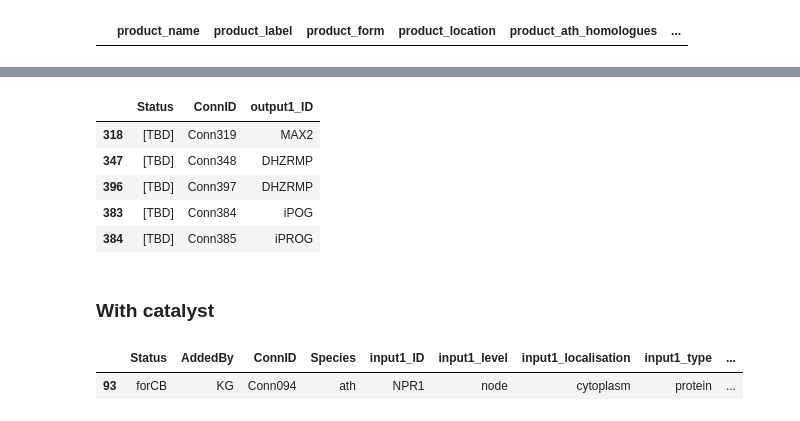
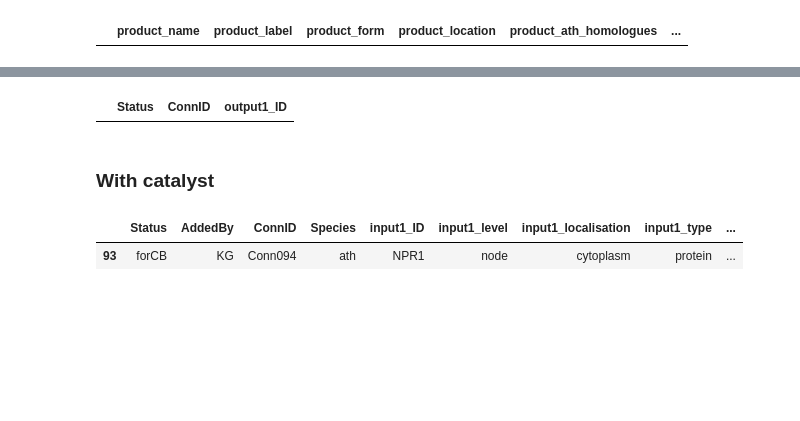
Before and after one commit to NIB-SI/skm-neo4j, a Jupyter notebook: work/p4-import-reactions.ipynb, the cells around one changed output, grey strips where cells are left out. Cells and saved outputs as stored; diff of their text form; code cells hidden in the pictures; blank space fills up the shorter version.

```diff
--- a/work/p4-import-reactions.ipynb
+++ b/work/p4-import-reactions.ipynb
@@ -536,7 +554,7 @@ for t, this_subdf in exploded_new_subdf.groupby("substrate_label"):
                                                     "substrate", "dne",
                                                     source_label=t,
                                                     target_label="PseudoNode",
-                                                    target_name="line.RxID"
+                                                    target_name="line.reaction_id"
                                                    )
 
     qr = graph.run(query)
@@ -625,7 +591,7 @@ subdf_wo_catalyst[subdf_wo_catalyst["product_name"].isna()][product_cols + ["out
 # binding product edges
 query = helpers.make_create_reaction_edge_query(f, "PRODUCT",
                                                 "dne", "product",
-                                                source_name="line.RxID",
+                                                source_name="line.reaction_id",
                                                 source_label="PseudoNode"
                                                )
 qr = graph.run(query)
@@ -635,11 +601,11 @@ pretty_print_result('-', subdf_wo_catalyst, qr, 'relationships')
 # %%
 q = '''LOAD CSV WITH HEADERS FROM  'file:///BINDING_OGLIMERISATION-product_edges.tsv' AS line FIELDTERMINATOR '	'
-       OPTIONAL MATCH (source:PseudoNode { name:line.RxID})
+       OPTIONAL MATCH (source:PseudoNode { name:line.reaction_id})
        OPTIONAL MATCH (target { name:line.product_name})
 
         WITH source, target, line
             WHERE source IS NULL OR target is NULL
-            RETURN target, line.RxID, line.product_name
+            RETURN target, line.reaction_id, line.product_name
            '''
 
 
@@ -655,14 +617,9 @@ d = result.data(); d
 # %%
-rx_ids = [x['line.RxID'] for x in d]
+rx_ids = [x['line.reaction_id'] for x in d]
 # %%
-subdf_wo_catalyst[subdf_wo_catalyst['RxID'].isin(rx_ids)][['Status', 'ConnID', 'output1_ID']]
+subdf_wo_catalyst[subdf_wo_catalyst['reaction_id'].isin(rx_ids)][['Status', 'ConnID', 'output1_ID']]
 # %% [output]
 |  | Status | ConnID | output1_ID |
-| 318 | [TBD] | Conn319 | MAX2 |
-| 347 | [TBD] | Conn348 | DHZRMP |
-| 396 | [TBD] | Conn397 | DHZRMP |
-| 383 | [TBD] | Conn384 | iPOG |
-| 384 | [TBD] | Conn385 | iPROG |
 # %% [markdown]
 ### With catalyst
 # %%
```
Also changed, not shown: parts of 92 cells of this notebook, 6 other files.
